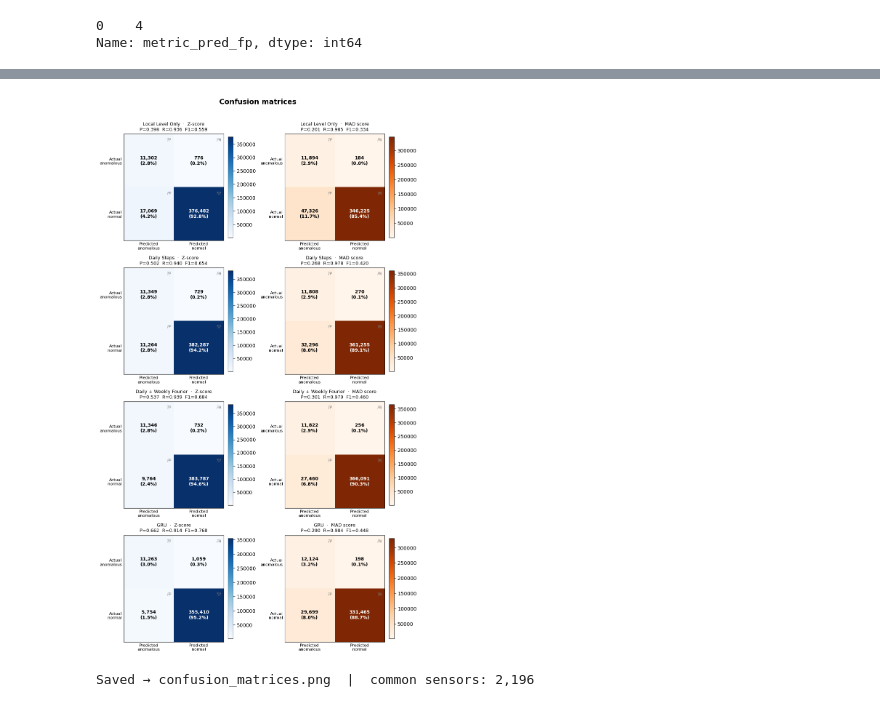
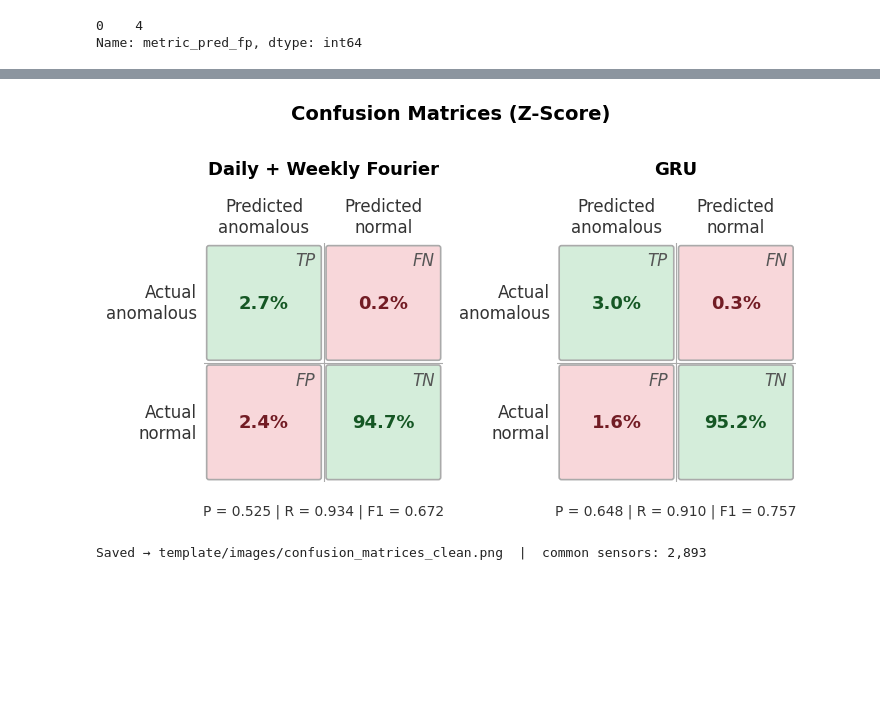
Before and after one commit to andres-cerny/master_thesis, a Jupyter notebook: compare_models_final.ipynb, the cells around one changed output, grey strips where cells are left out. Cells and saved outputs as stored; diff of their text form; code cells hidden in the pictures; blank space fills up the shorter version.

```diff
--- a/compare_models_final.ipynb
+++ b/compare_models_final.ipynb
@@ -1561,9 +1729,12 @@ display(summary)
 # %%
-plot_confusion_matrices(
-    csv_files=csv_files_anomaly,
-    model_names=model_names_anomaly,
+plot_confusion_matrices_clean(
+    csv_files=['dynamic_trend_model/6_weeks_results_seasonal_uc_1000_seed_42_daily_clipped_tree_timeout_120_reworked_daily_weekly_fourier_anomalies_test.csv',
+                     'gru_predictor/6_weeks_results_gru_1000_seed_42_epochs_5_ws_5_sliding_window_anomalies_test.csv'
+        ],
+    model_names=["Daily + Weekly Fourier","GRU"],
     only_converged=True,
+    output_path="template/images/confusion_matrices_clean.png"
 )
 # %% [output]
-[figure, old version]
+[figure, new version]
-Saved → confusion_matrices.png  |  common sensors: 2,196
+Saved → template/images/confusion_matrices_clean.png  |  common sensors: 2,893
```
Also changed, not shown: parts of 6 cells of this notebook, 7 other files.
